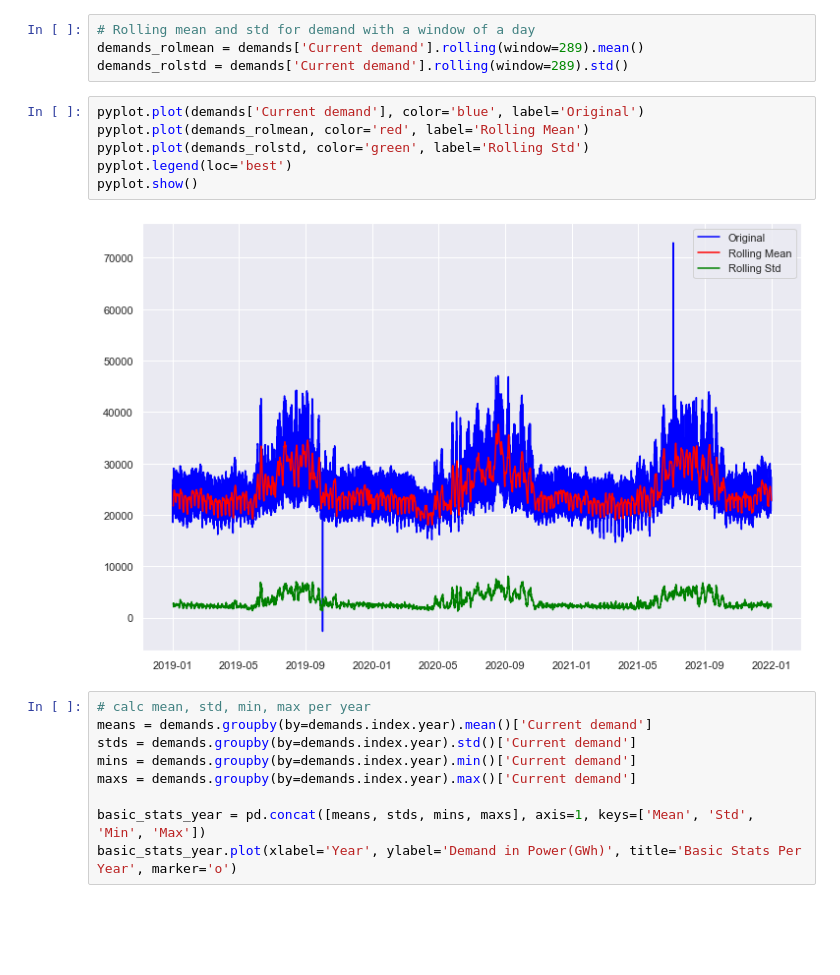
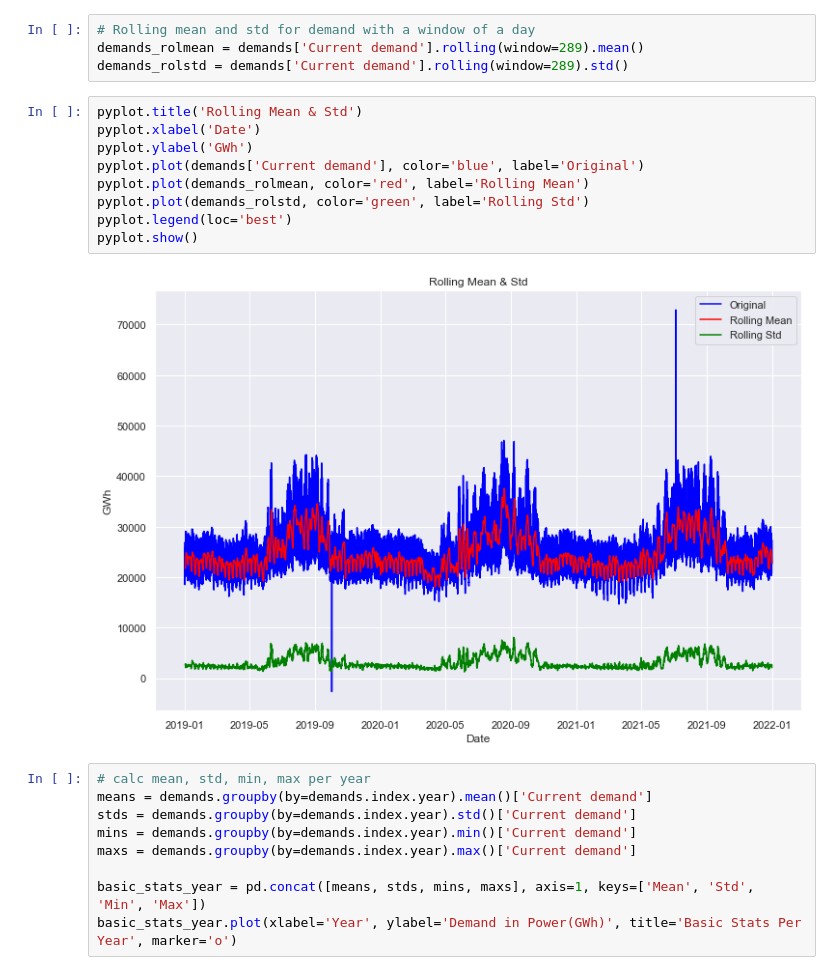
Before and after one commit to gkontogiannhs/Data-Mining, a Jupyter notebook: temp.ipynb, the cells around one changed output. Drawn from its saved outputs; the diff is of its cells as text; blank space fills up the shorter version.

Commit message:
completed plotting and stats

```diff
--- a/temp.ipynb
+++ b/temp.ipynb
@@ -166,13 +96,16 @@ pyplot.show()
 demands_rolmean = demands['Current demand'].rolling(window=289).mean()
 demands_rolstd = demands['Current demand'].rolling(window=289).std()
 # %%
+pyplot.title('Rolling Mean & Std')
+pyplot.xlabel('Date')
+pyplot.ylabel('GWh')
 pyplot.plot(demands['Current demand'], color='blue', label='Original')
 pyplot.plot(demands_rolmean, color='red', label='Rolling Mean')
 pyplot.plot(demands_rolstd, color='green', label='Rolling Std')
 pyplot.legend(loc='best')
 pyplot.show()
 # %% [output]
-[figure, old version]
+[figure, new version]
 # %%
 # calc mean, std, min, max per year
 means = demands.groupby(by=demands.index.year).mean()['Current demand']
```
Also changed, not shown: parts of 9 cells of this notebook, 11 other files.
